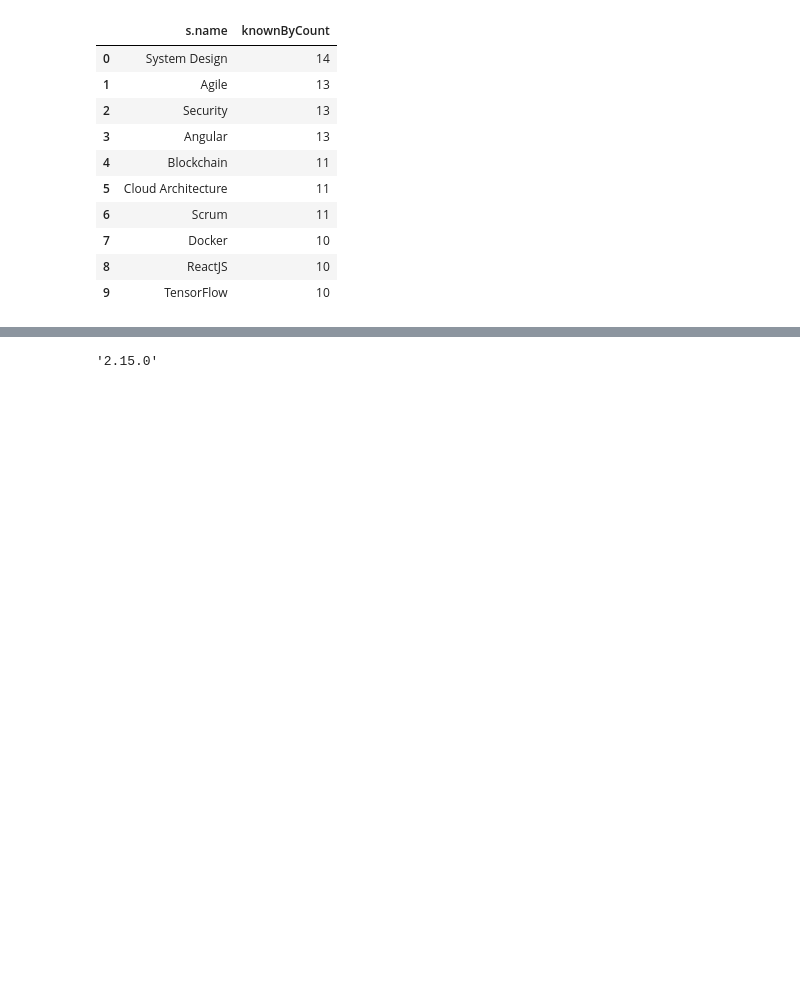
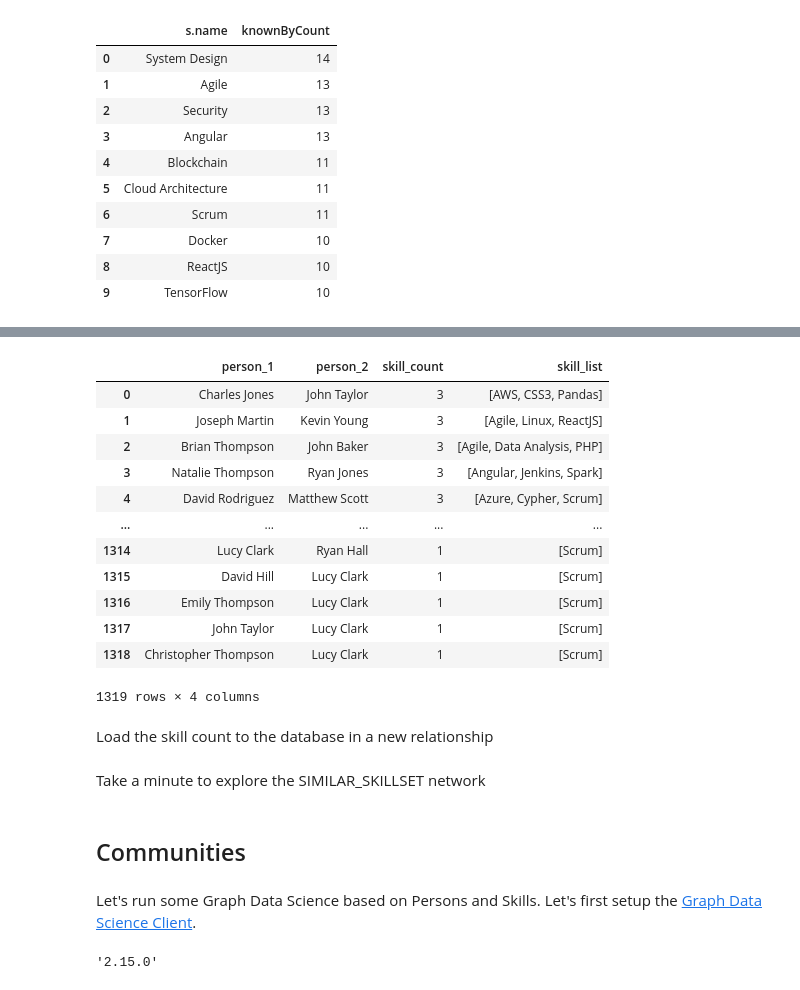
Before and after one commit to erikbijl/genai-workshop-amsterdam, a Jupyter notebook: talent/Module_01_GraphSummit_Nordics_2025.ipynb, the cells around one changed output, grey strips where cells are left out. Saved outputs shown, nothing was run; the diff lists cells and outputs as text; code cells hidden in the pictures; blank space fills up the shorter version.

```diff
--- a/talent/Module_01_GraphSummit_Nordics_2025.ipynb
+++ b/talent/Module_01_GraphSummit_Nordics_2025.ipynb
@@ -233,0 +390,31 @@ Let's investigate Persons that are similar in the graph (based on skills they sh
+# %%
+similar_skills_all_df = driver.execute_query(
+    """
+    MATCH path_1=(p1:Person)-[:KNOWS]->(s1:Skill)<-[:KNOWS]-(p2:Person)
+    WHERE p1.name < p2.name
+    WITH p1.name as person_1, p2.name as person_2, COLLECT(DISTINCT s1.name) as skill_list, COUNT(DISTINCT(s1)) as skill_count
+    WHERE skill_count >= 1
+    RETURN * ORDER BY skill_count DESC
+    """,
+    database_=DATABASE,
+    routing_=RoutingControl.READ,
+    result_transformer_= lambda r: r.to_df()
+)
+# %%
+similar_skills_all_df
+# %% [output]
+|  | person_1 | person_2 | skill_count | skill_list |
+| 0 | Charles Jones | John Taylor | 3 | [AWS, CSS3, Pandas] |
+| 1 | Joseph Martin | Kevin Young | 3 | [Agile, Linux, ReactJS] |
+| 2 | Brian Thompson | John Baker | 3 | [Agile, Data Analysis, PHP] |
+| 3 | Natalie Thompson | Ryan Jones | 3 | [Angular, Jenkins, Spark] |
+| 4 | David Rodriguez | Matthew Scott | 3 | [Azure, Cypher, Scrum] |
+| ... | ... | ... | ... | ... |
+| 1314 | Lucy Clark | Ryan Hall | 1 | [Scrum] |
+| 1315 | David Hill | Lucy Clark | 1 | [Scrum] |
+| 1316 | Emily Thompson | Lucy Clark | 1 | [Scrum] |
+| 1317 | John Taylor | Lucy Clark | 1 | [Scrum] |
+| 1318 | Christopher Thompson | Lucy Clark | 1 | [Scrum] |
+1319 rows × 4 columns
+# %% [markdown]
+Load the skill count to the database in a new relationship
@@ -234,3 +436,9 @@ Let's investigate Persons that are similar in the graph (based on skills they sh
+# %% [markdown]
+Take a minute to explore the SIMILAR_SKILLSET network
+# %% [markdown]
+## Communities
+# %% [markdown]
+Let's run some Graph Data Science based on Persons and Skills. Let's first setup the [Graph Data Science Client](https://neo4j.com/docs/graph-data-science-client/current/).
 # %%
 gds = GraphDataScience.from_neo4j_driver(driver=driver)
 gds.set_database(DATABASE)
```
Also changed, not shown: parts of 89 cells of this notebook, 2 other files.
